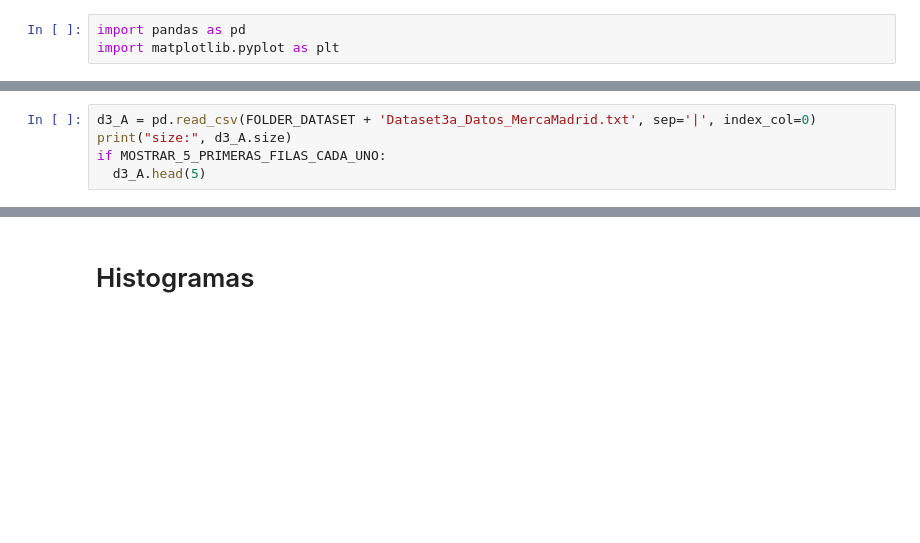
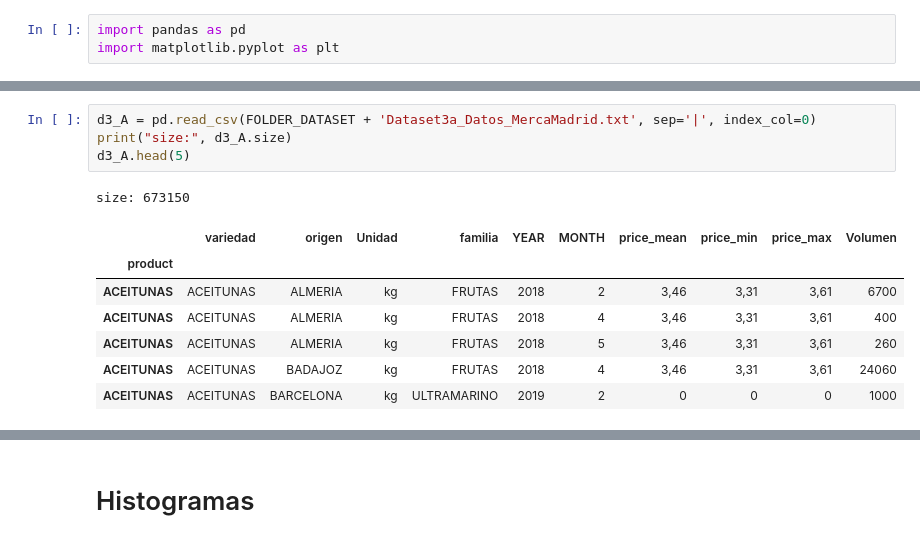
Before and after one commit to wisrovi/visualizacion-cajamar, a Jupyter notebook: Concurso_Cajamar_visualizacion_datos.ipynb, the cells around one changed output, grey strips where cells are left out. Drawn from its saved outputs; the diff is of its cells as text; blank space fills up the shorter version.

```diff
--- a/Concurso_Cajamar_visualizacion_datos.ipynb
+++ b/Concurso_Cajamar_visualizacion_datos.ipynb
@@ -27,8 +63,16 @@ if MOSTRAR_5_PRIMERAS_FILAS_CADA_UNO:
 # %%
 d3_A = pd.read_csv(FOLDER_DATASET + 'Dataset3a_Datos_MercaMadrid.txt', sep='|', index_col=0)
 print("size:", d3_A.size)
-if MOSTRAR_5_PRIMERAS_FILAS_CADA_UNO:
-  d3_A.head(5)
+d3_A.head(5)
+# %% [output]
+size: 673150
+|  | variedad | origen | Unidad | familia | YEAR | MONTH | price_mean | price_min | price_max | Volumen |
+| product |  |  |  |  |  |  |  |  |  |  |
+| ACEITUNAS | ACEITUNAS | ALMERIA | kg | FRUTAS | 2018 | 2 | 3,46 | 3,31 | 3,61 | 6700 |
+| ACEITUNAS | ACEITUNAS | ALMERIA | kg | FRUTAS | 2018 | 4 | 3,46 | 3,31 | 3,61 | 400 |
+| ACEITUNAS | ACEITUNAS | ALMERIA | kg | FRUTAS | 2018 | 5 | 3,46 | 3,31 | 3,61 | 260 |
+| ACEITUNAS | ACEITUNAS | BADAJOZ | kg | FRUTAS | 2018 | 4 | 3,46 | 3,31 | 3,61 | 24060 |
+| ACEITUNAS | ACEITUNAS | BARCELONA | kg | ULTRAMARINO | 2019 | 2 | 0 | 0 | 0 | 1000 |
 # %%
 d3_B = pd.read_csv(FOLDER_DATASET + 'Dataset3a_Datos_MercaMadrid.txt', sep='|', index_col=0)
 print("size:", d3_B.size)
```
Also changed, not shown: parts of 7 cells of this notebook.
